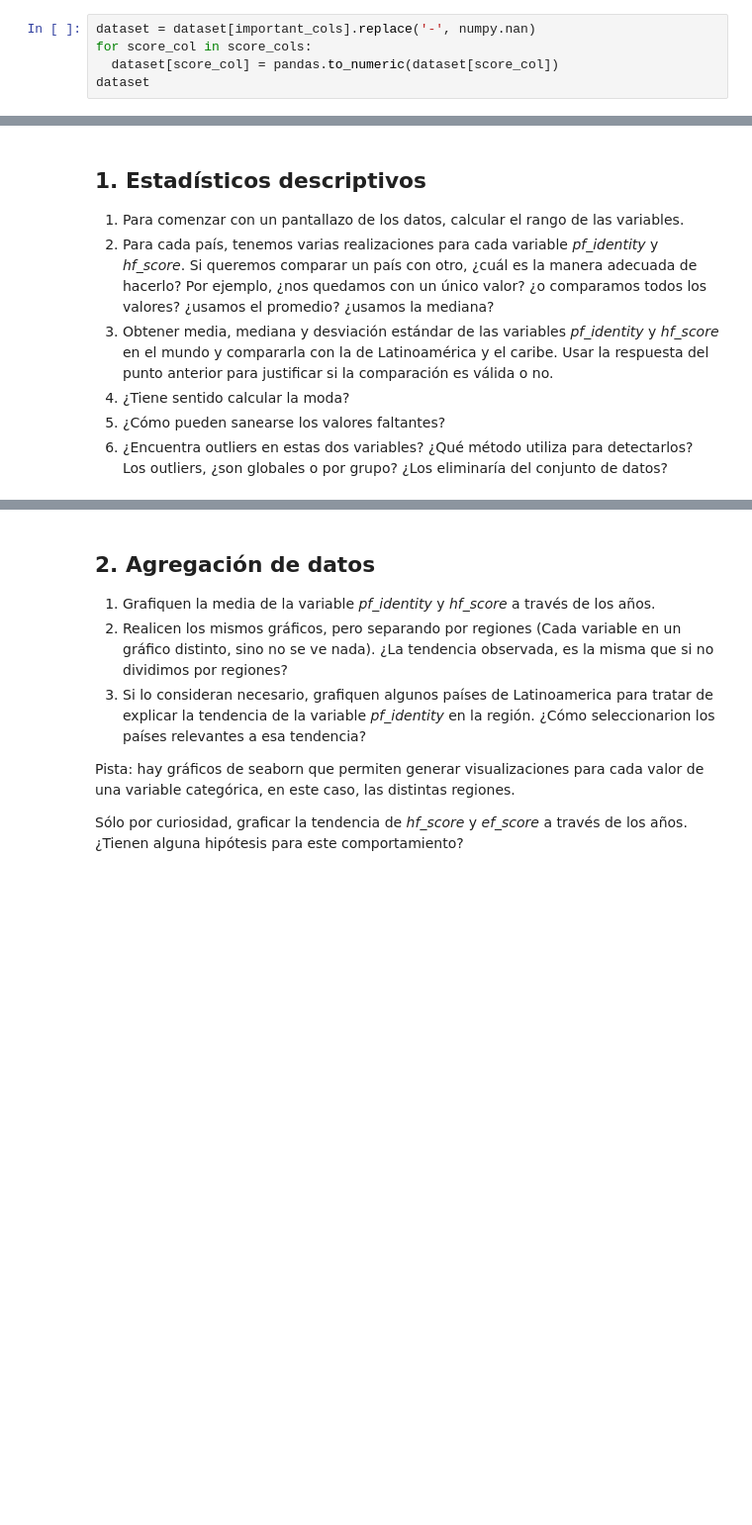
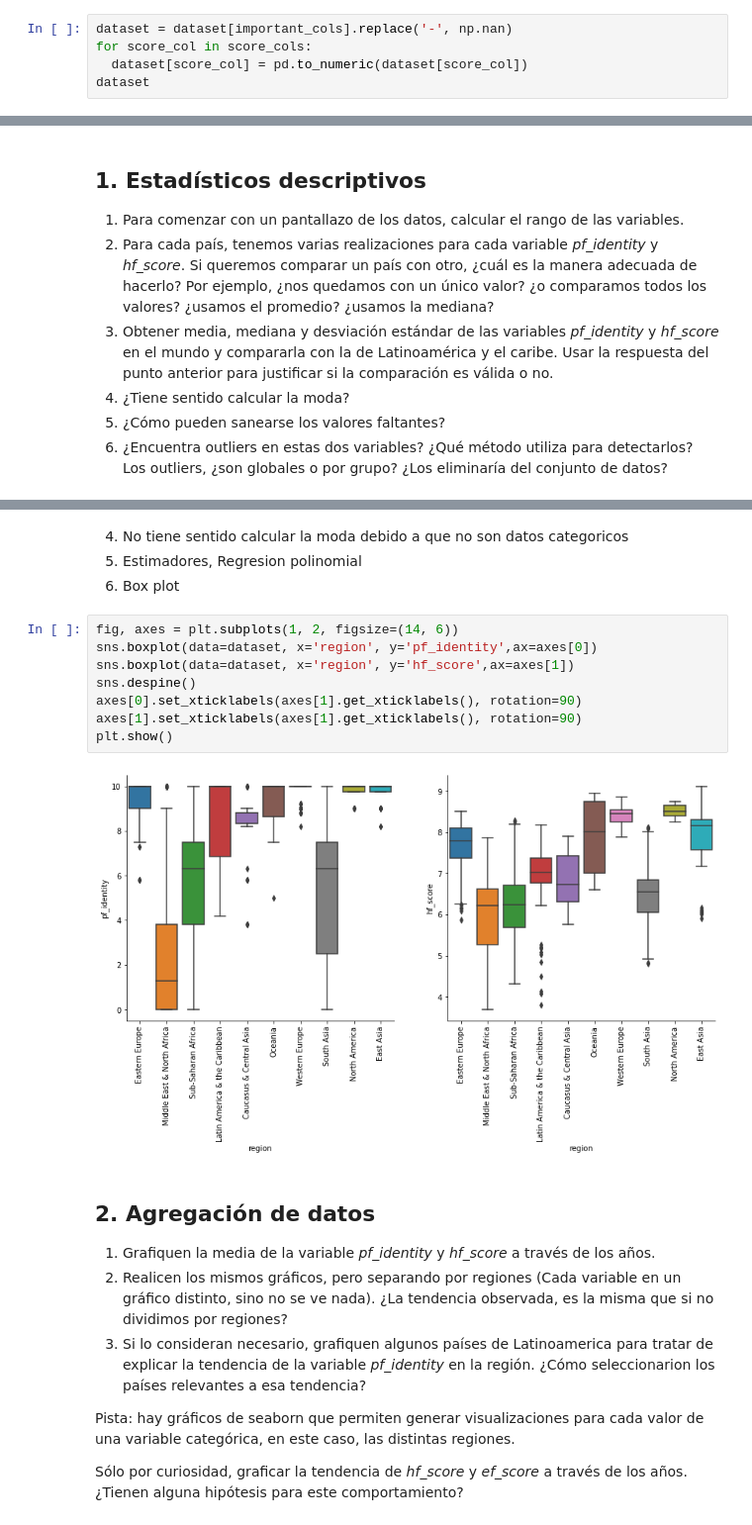
Before and after one commit to ser0090/dipdata, a Jupyter notebook: analisisvis/notebooks/practico.ipynb, the cells around one changed output, grey strips where cells are left out. Shown at 99% size. Cells and saved outputs as stored; diff of their text form; blank space fills up the shorter version.

```diff
--- a/analisisvis/notebooks/practico.ipynb
+++ b/analisisvis/notebooks/practico.ipynb
@@ -105,9 +105,9 @@ ef_score                             object
 ef_rank                              object
 Length: 120, dtype: object
 # %%
-dataset = dataset[important_cols].replace('-', numpy.nan)
+dataset = dataset[important_cols].replace('-', np.nan)
 for score_col in score_cols:
-  dataset[score_col] = pandas.to_numeric(dataset[score_col])
+  dataset[score_col] = pd.to_numeric(dataset[score_col])
 dataset
 # %% [output]
 |  | year | ISO_code | countries | region | pf_identity_legal | pf_identity_sex_male | pf_identity_sex_female | ... |
@@ -186,3 +222,17 @@ ranges.loc[['min', 'max'], :]
+# %% [markdown]
+ 4. No tiene sentido calcular la moda debido a que no son datos categoricos
+ 5. Estimadores, Regresion polinomial
+ 6. Box plot
+# %%
+fig, axes = plt.subplots(1, 2, figsize=(14, 6))
+sns.boxplot(data=dataset, x='region', y='pf_identity',ax=axes[0])
+sns.boxplot(data=dataset, x='region', y='hf_score',ax=axes[1])
+sns.despine()
+axes[0].set_xticklabels(axes[1].get_xticklabels(), rotation=90)
+axes[1].set_xticklabels(axes[1].get_xticklabels(), rotation=90)
+plt.show()
+# %% [output]
+[figure, added]
 # %% [markdown]
 ## 2. Agregación de datos
 
```
Also changed, not shown: parts of 5 cells of this notebook.
